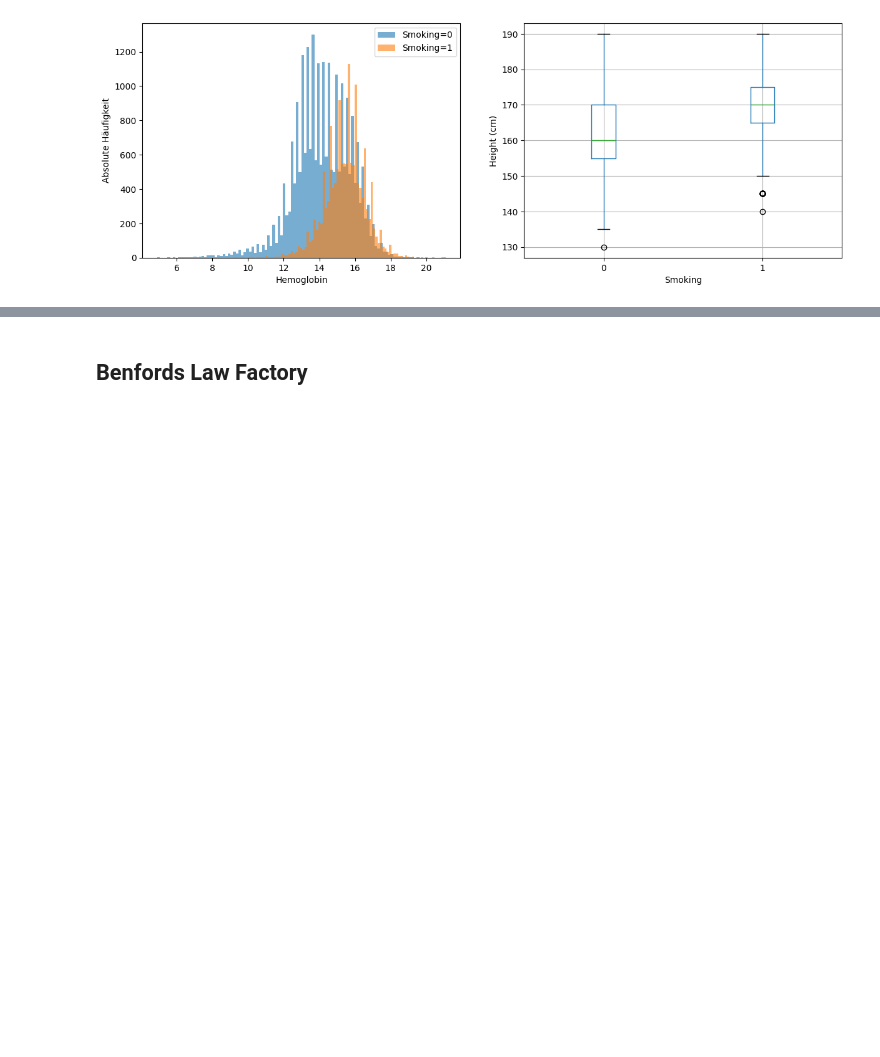
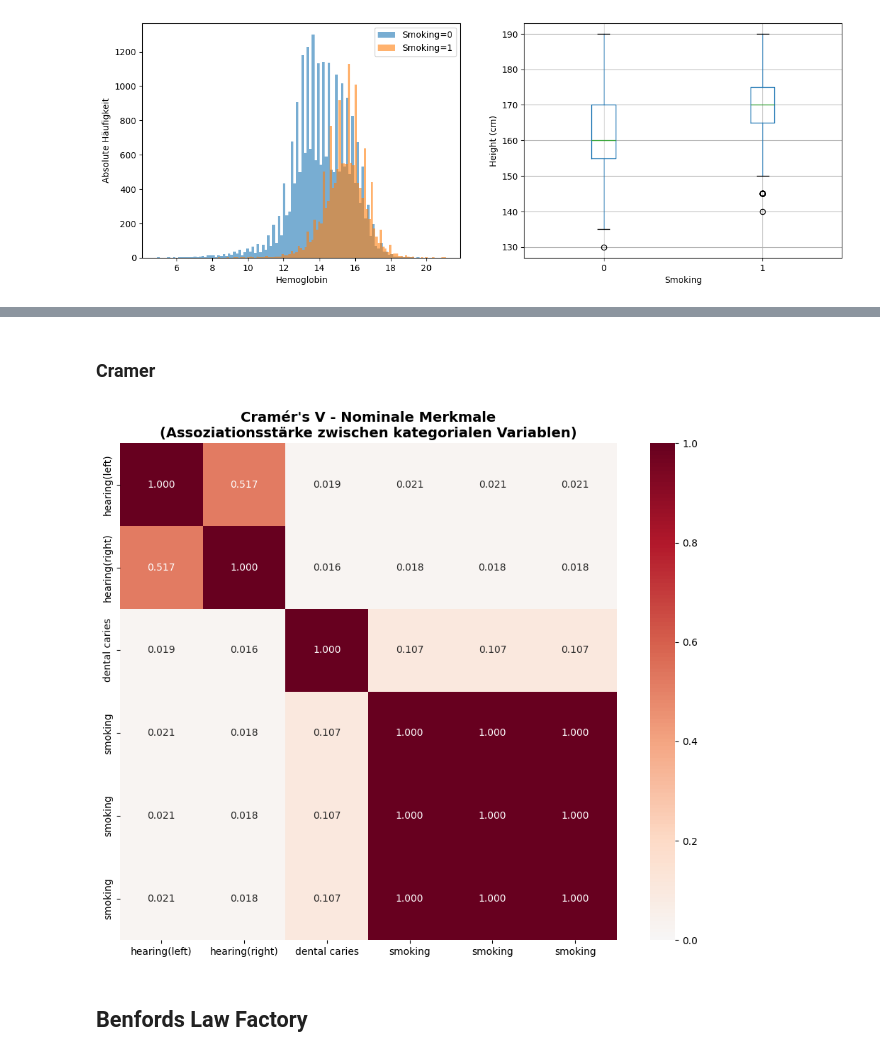
Before and after one commit to jonaRumberg/datascienceportfolio, a Jupyter notebook: data-understanding.ipynb, the cells around one changed output, grey strips where cells are left out. Saved outputs shown, nothing was run; the diff lists cells and outputs as text; code cells hidden in the pictures; blank space fills up the shorter version.

```diff
--- a/data-understanding.ipynb
+++ b/data-understanding.ipynb
@@ -200,3 +286,52 @@ plt.show()
+# %% [markdown]
+### Cramer
+# %%
+nominal_extended_features = nominal_features + ["smoking"]
+
+def cramers_v_corrected(x, y):
+    """Berechnet Cramér's V mit Bias-Korrektur"""
+    confusion_matrix = pd.crosstab(x, y)
+    chi2, _, _, _ = chi2_contingency(confusion_matrix)
+    n = confusion_matrix.sum().sum()
+
+    if n == 0:
+        return 0
+
+    phi2 = chi2 / n
+    r, k = confusion_matrix.shape
+
+    phi2corr = max(0, phi2 - ((k - 1)*(r - 1)) / (n - 1))
+    rcorr = r - ((r - 1)**2) / (n - 1)
+    kcorr = k - ((k - 1)**2) / (n - 1)
+
+    denominator = min((kcorr - 1), (rcorr - 1))
+    if denominator <= 0:
+        return 0
+
+    return np.sqrt(phi2corr / denominator)
+
+cramers_results = pd.DataFrame(
+    np.zeros((len(nominal_extended_features), len(nominal_extended_features))),
+    index=nominal_extended_features,
+    columns=nominal_extended_features
+)
+
+for col1 in nominal_extended_features:
+    for col2 in nominal_extended_features:
+        if col1 == col2:
+            cramers_results.loc[col1, col2] = 1.0
+        else:
+            cramers_results.loc[col1, col2] = cramers_v_corrected(df[col1], df[col2])
+
+plt.figure(figsize=(10, 8))
+sns.heatmap(cramers_results, annot=True, cmap="RdBu_r", fmt=".3f",
+            square=True, center=0, vmin=0, vmax=1)
+plt.title("Cramér's V - Nominale Merkmale\n(Assoziationsstärke zwischen kategorialen Variablen)",
+          fontsize=14, fontweight='bold')
+plt.tight_layout()
+plt.show()
+# %% [output]
+[figure, added]
 # %% [markdown]
 ## Benfords Law Factory
 # %%
```
Also changed, not shown: parts of 7 cells of this notebook, 1 other file.
